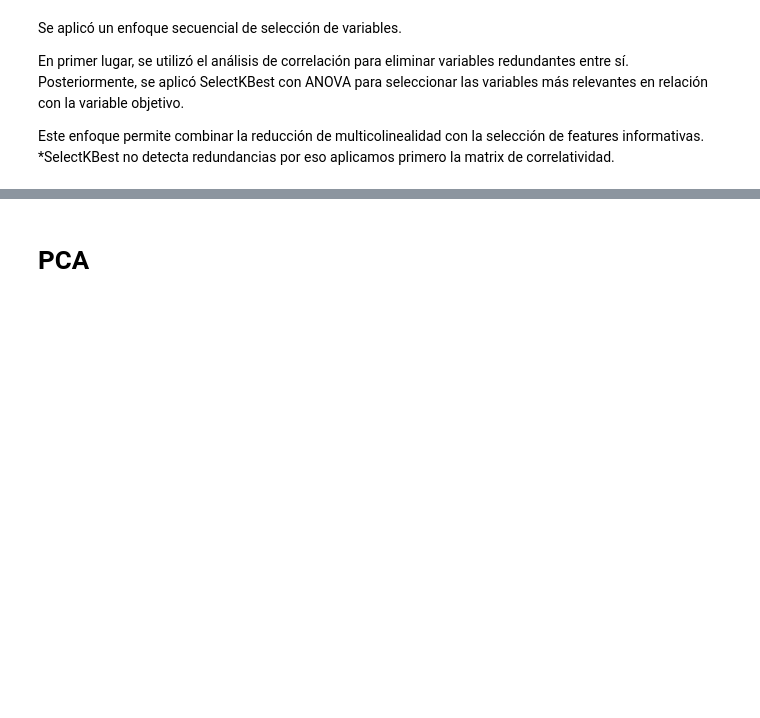
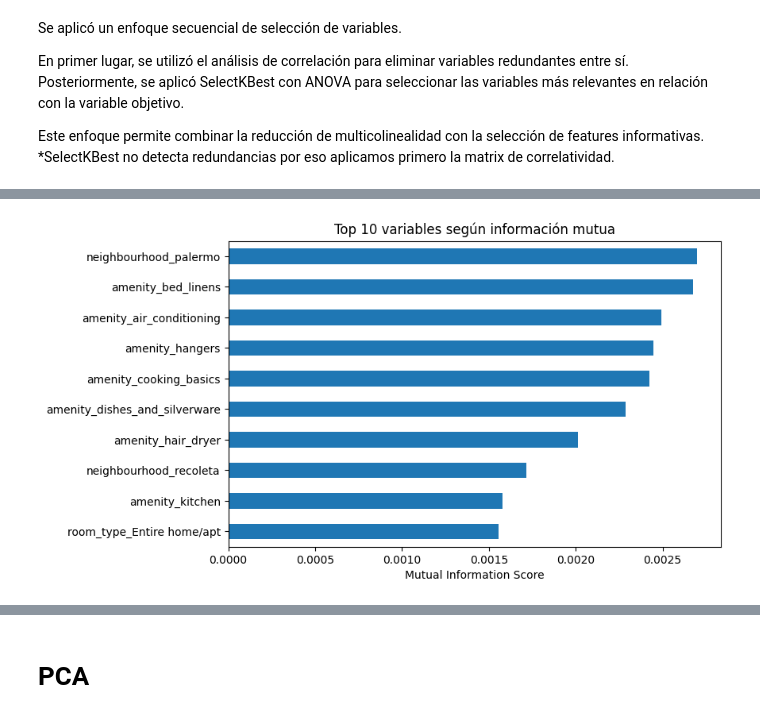
Before and after one commit to bucetabelen/datos, a Jupyter notebook: airbnb/notebooks/TP airbnb.ipynb, the cells around one changed output, grey strips where cells are left out. Saved outputs shown, nothing was run; the diff lists cells and outputs as text; code cells hidden in the pictures; blank space fills up the shorter version.

Commit message:
Add mutual information

```diff
--- a/airbnb/notebooks/TP airbnb.ipynb
+++ b/airbnb/notebooks/TP airbnb.ipynb
@@ -1125,0 +1128,21 @@ Este enfoque permite combinar la reducción de multicolinealidad con la selecci
+# %%
+from sklearn.feature_selection import mutual_info_classif
+import pandas as pd
+
+# target numérico
+y_train_num = (y_train == "t").astype(int)
+
+# calcular MI
+mi_scores = mutual_info_classif(
+    X_train_reduced,
+    y_train_num,
+    random_state=42
+)
+
+# dataframe ordenado
+mi_df = pd.DataFrame({
+    "feature": X_train_reduced.columns,
+    "mi_score": mi_scores
+}).sort_values(by="mi_score", ascending=False)
+
+mi_df.head(10)
@@ -1125,0 +1161,15 @@ Este enfoque permite combinar la reducción de multicolinealidad con la selecci
+# %%
+mi_df.head(10).sort_values(by="mi_score").plot(
+    x="feature",
+    y="mi_score",
+    kind="barh",
+    figsize=(8, 5),
+    legend=False
+)
+
+plt.title("Top 10 variables según información mutua")
+plt.xlabel("Mutual Information Score")
+plt.ylabel("")
+plt.show()
+# %% [output]
+[figure, added]
```
Also changed, not shown: parts of 11 cells of this notebook.
